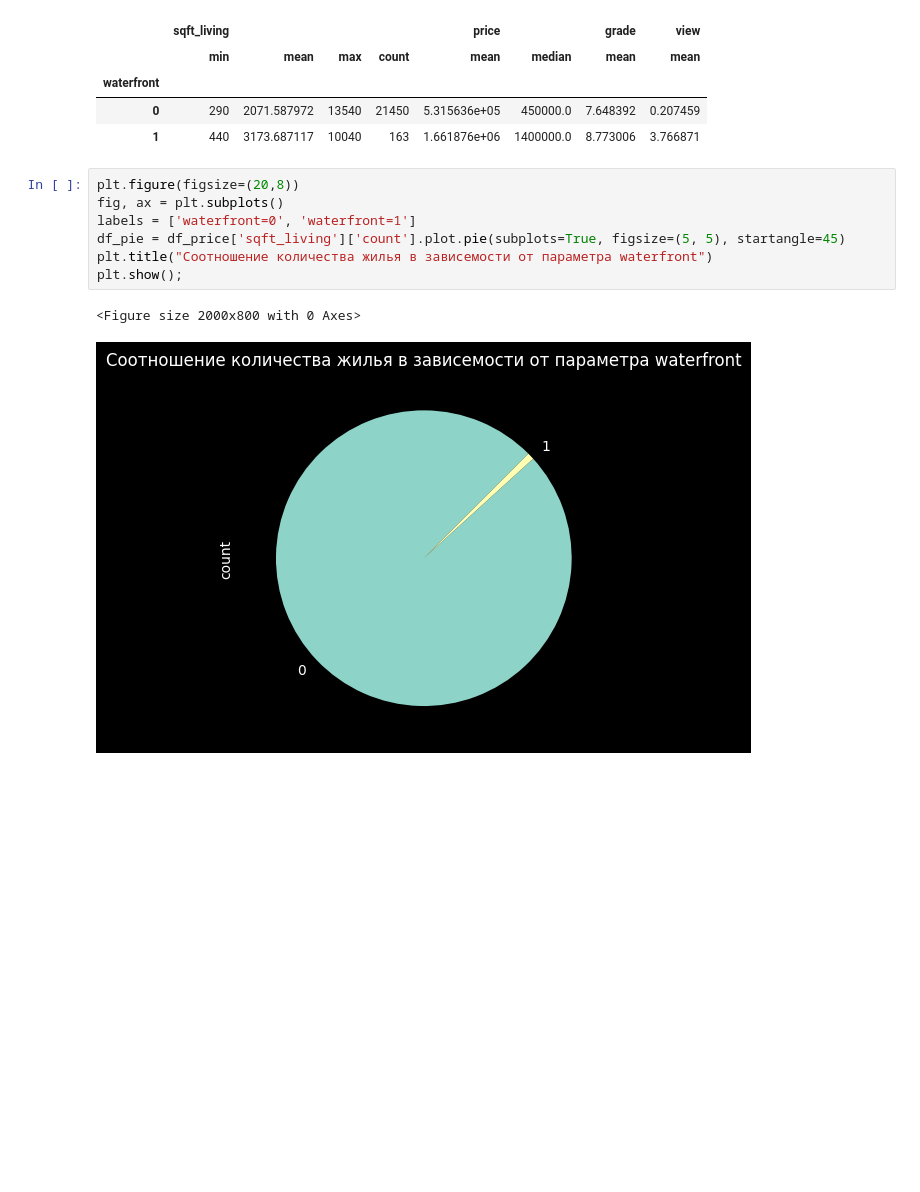
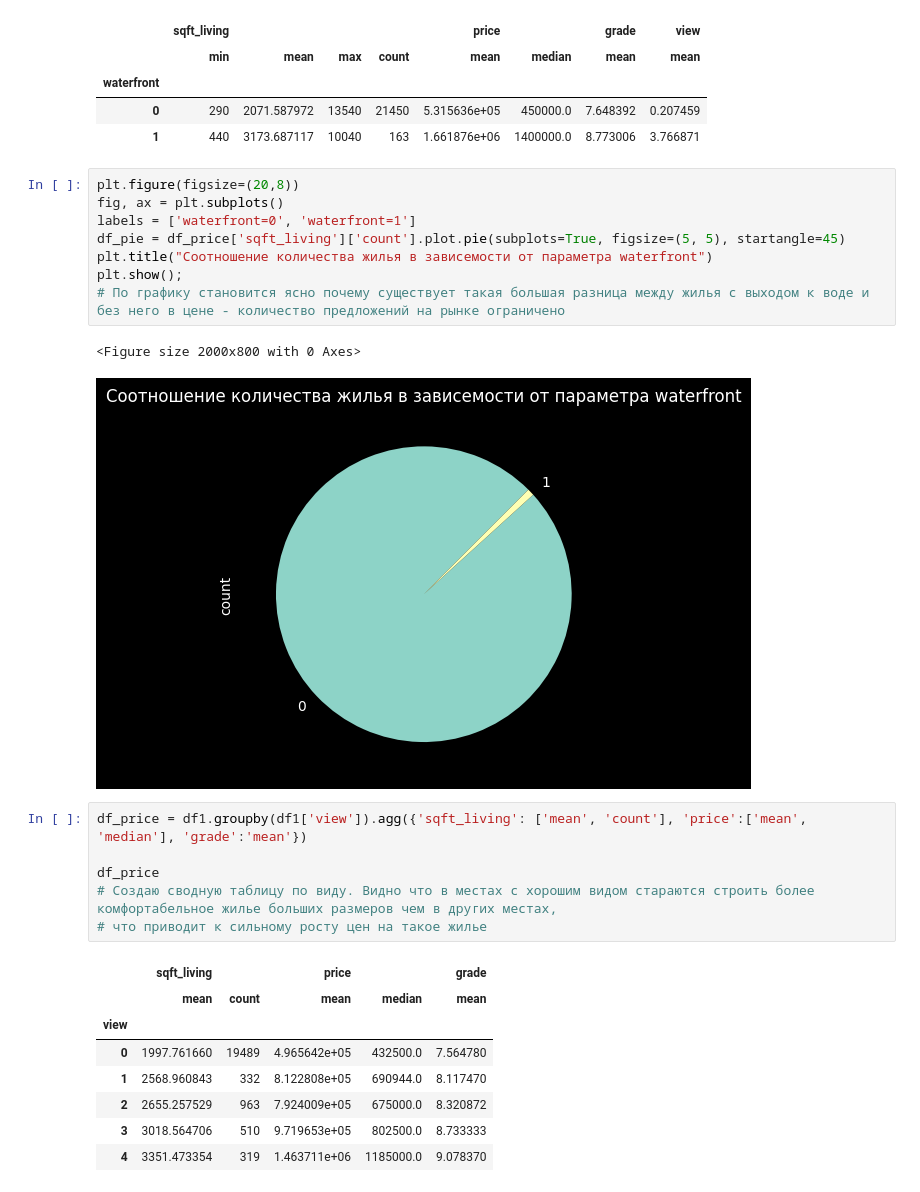
Before and after one commit to gna-rus/Sem4-Pandas-_Intermediate-certification, a Jupyter notebook: sem4_v2.ipynb, the cells around one changed output. Cells and saved outputs as stored; diff of their text form; blank space fills up the shorter version.

```diff
--- a/sem4_v2.ipynb
+++ b/sem4_v2.ipynb
@@ -314,6 +314,22 @@ labels = ['waterfront=0', 'waterfront=1']
 df_pie = df_price['sqft_living']['count'].plot.pie(subplots=True, figsize=(5, 5), startangle=45)
 plt.title("Соотношение количества жилья в зависемости от параметра waterfront")
 plt.show();
+# По графику становится ясно почему существует такая большая разница между жилья с выходом к воде и без него в цене - количество предложений на рынке ограничено
 # %% [output]
 <Figure size 2000x800 with 0 Axes>
 [figure]
+# %%
+df_price = df1.groupby(df1['view']).agg({'sqft_living': ['mean', 'count'], 'price':['mean', 'median'], 'grade':'mean'})
+
+df_price
+# Создаю сводную таблицу по виду. Видно что в местах с хорошим видом стараются строить более комфортабельное жилье больших размеров чем в других местах,
+# что приводит к сильному росту цен на такое жилье
+# %% [output]
+|  | sqft_living |  | price |  | grade |
+|  | mean | count | mean | median | mean |
+| view |  |  |  |  |  |
+| 0 | 1997.761660 | 19489 | 4.965642e+05 | 432500.0 | 7.564780 |
+| 1 | 2568.960843 | 332 | 8.122808e+05 | 690944.0 | 8.117470 |
+| 2 | 2655.257529 | 963 | 7.924009e+05 | 675000.0 | 8.320872 |
+| 3 | 3018.564706 | 510 | 9.719653e+05 | 802500.0 | 8.733333 |
+| 4 | 3351.473354 | 319 | 1.463711e+06 | 1185000.0 | 9.078370 |
```
Also changed, not shown: parts of 3 cells of this notebook.
